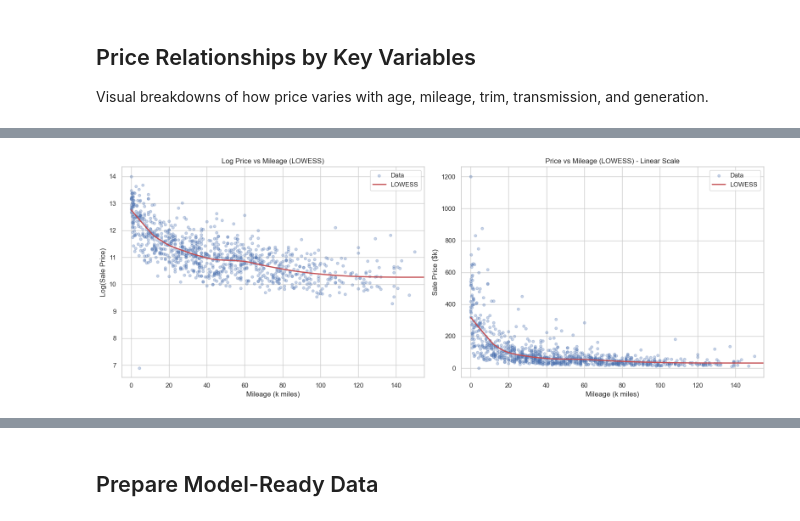
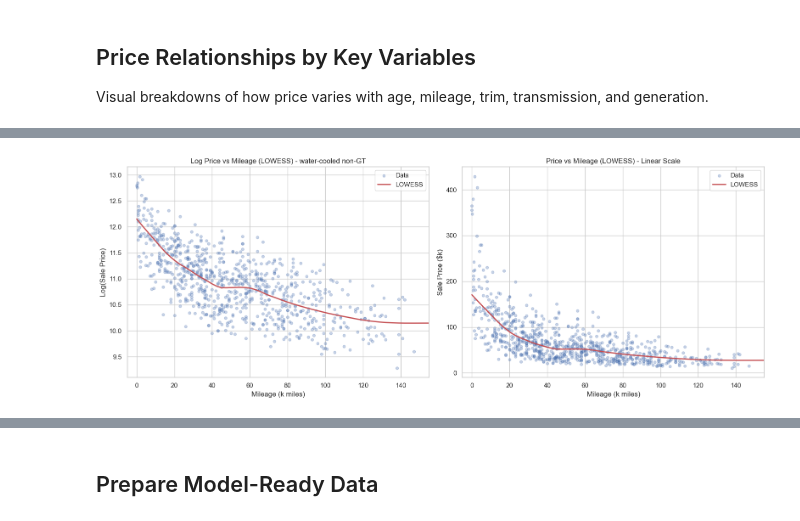
Before and after one commit to No-Stream/price-trend-analysis, a Jupyter notebook: notebooks/02_eda.ipynb, the cells around one changed output, grey strips where cells are left out. Drawn from its saved outputs; the diff is of its cells as text; code cells hidden in the pictures.

```diff
--- a/notebooks/02_eda.ipynb
+++ b/notebooks/02_eda.ipynb
@@ -638,35 +707,35 @@ plt.show()
 # %%
-# LOWESS: Price vs Mileage
+# LOWESS: Price vs Mileage (water-cooled non-GT)
 fig, axes = plt.subplots(1, 2, figsize=(16, 6))
 
-df_mileage_lowess = df[df["mileage"].notna() & df["log_price"].notna()].copy()
+df_mileage_lowess = df_main[df_main["mileage"].notna() & df_main["log_price"].notna()].copy()
 df_mileage_lowess = df_mileage_lowess.sort_values("mileage")
 df_mileage_lowess["mileage_k"] = df_mileage_lowess["mileage"] / 1000
 df_mileage_lowess["price_k"] = df_mileage_lowess["sale_price"] / 1000
 
 # Log scale
 ax = axes[0]
 ax.scatter(df_mileage_lowess["mileage_k"], df_mileage_lowess["log_price"], alpha=0.3, s=20, label="Data")
 lowess_fit = lowess(df_mileage_lowess["log_price"], df_mileage_lowess["mileage_k"], frac=0.3)
 ax.plot(lowess_fit[:, 0], lowess_fit[:, 1], "r-", linewidth=2, label="LOWESS")
 ax.set_xlabel("Mileage (k miles)")
 ax.set_ylabel("Log(Sale Price)")
-ax.set_title("Log Price vs Mileage (LOWESS)")
+ax.set_title("Log Price vs Mileage (LOWESS) - water-cooled non-GT")
 ax.set_xlim(-5, 155)
 ax.legend()
 
 # Linear scale
 ax = axes[1]
 ax.scatter(df_mileage_lowess["mileage_k"], df_mileage_lowess["price_k"], alpha=0.3, s=20, label="Data")
 lowess_fit_linear = lowess(df_mileage_lowess["price_k"], df_mileage_lowess["mileage_k"], frac=0.3)
 ax.plot(lowess_fit_linear[:, 0], lowess_fit_linear[:, 1], "r-", linewidth=2, label="LOWESS")
 ax.set_xlabel("Mileage (k miles)")
 ax.set_ylabel("Sale Price ($k)")
 ax.set_title("Price vs Mileage (LOWESS) - Linear Scale")
 ax.set_xlim(-5, 155)
 ax.legend()
 
 plt.tight_layout()
 plt.show()
 # %% [output]
-[figure, old version]
+[figure, new version]
```
Also changed, not shown: parts of 12 cells of this notebook.
